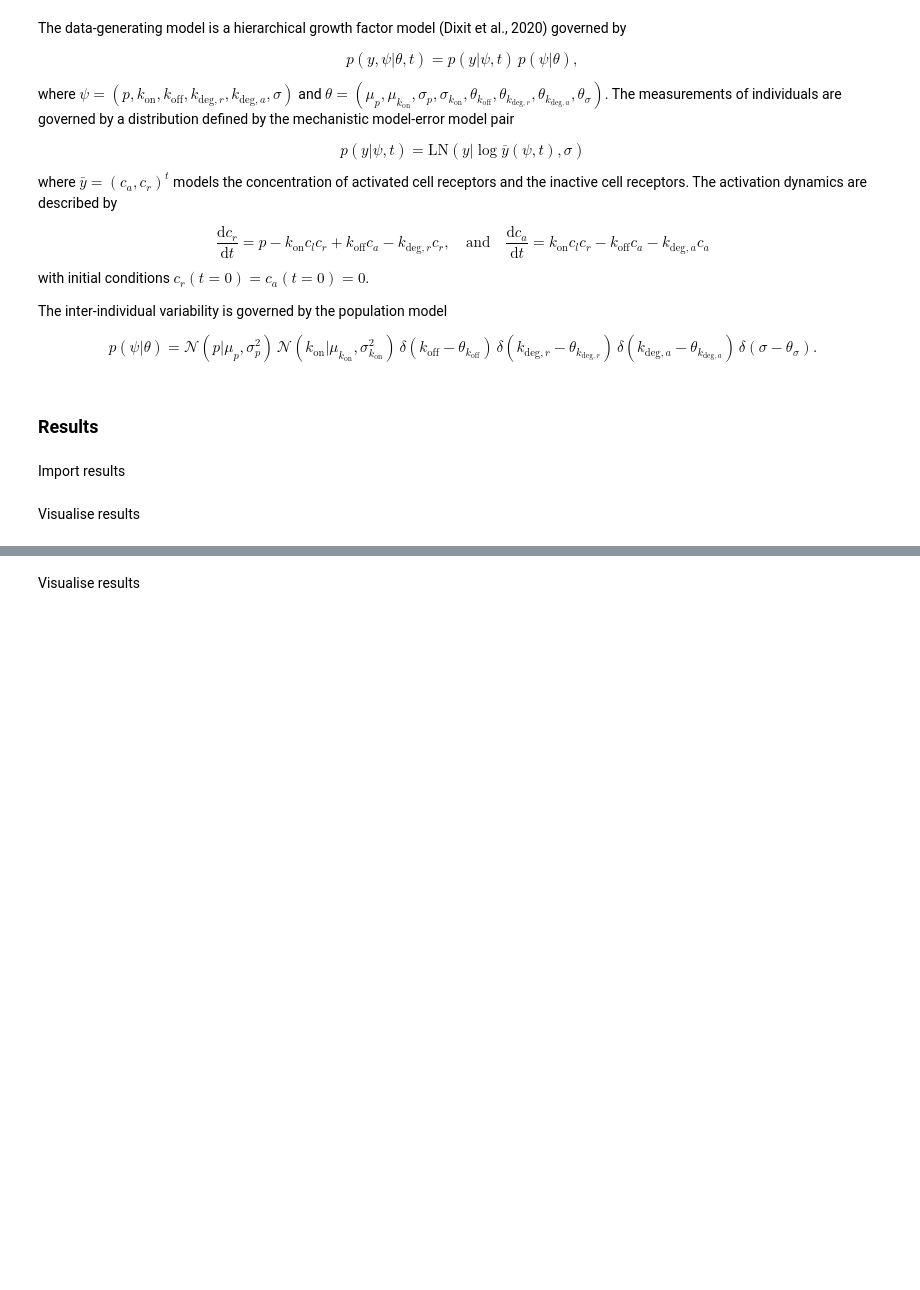
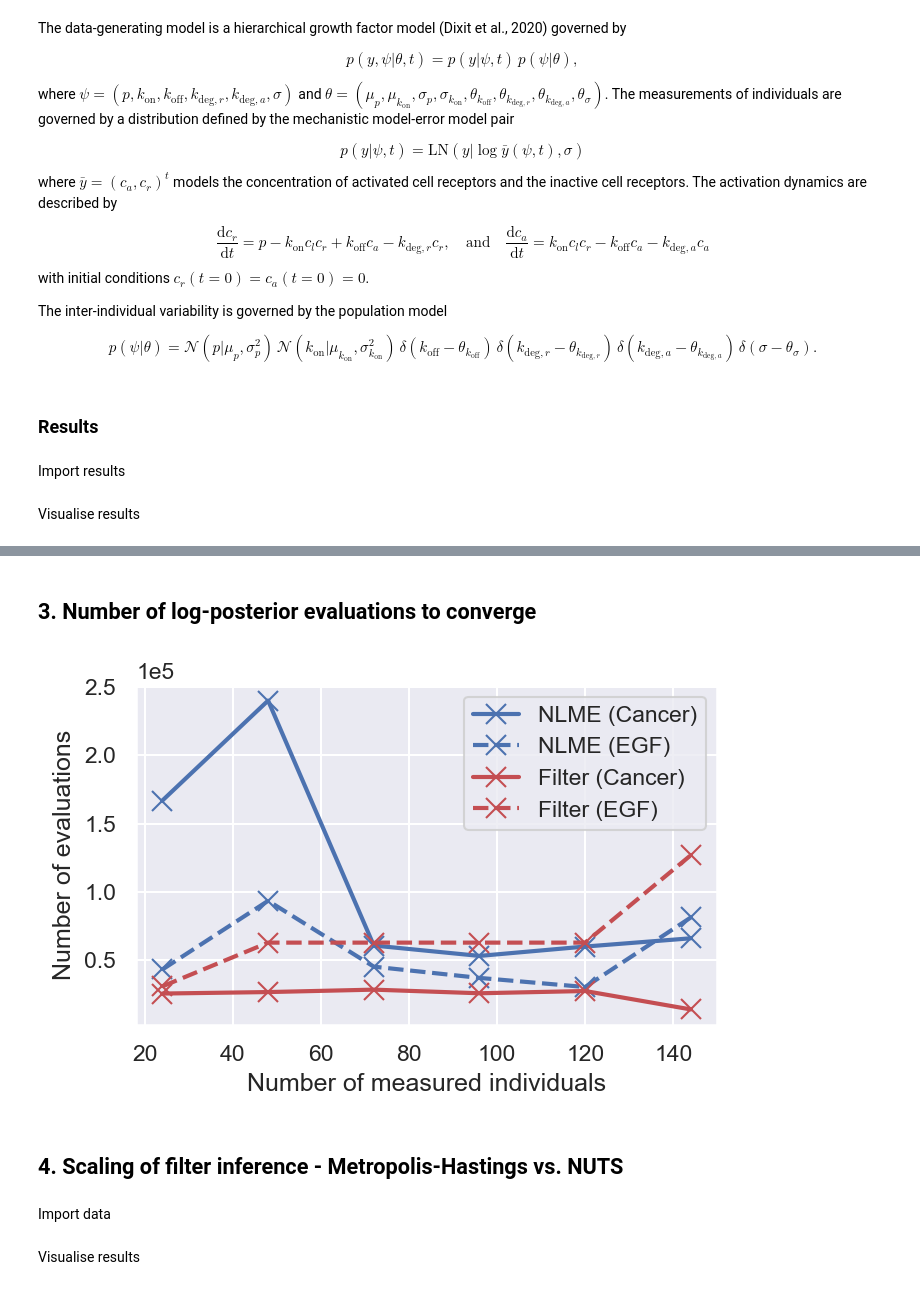
Before and after one commit to DavAug/filter-inference, a Jupyter notebook: results/2_egf_pathway/results.ipynb, the cells around one changed output, grey strips where cells are left out. Saved outputs shown, nothing was run; the diff lists cells and outputs as text; code cells hidden in the pictures; blank space fills up the shorter version.

```diff
--- a/results/2_egf_pathway/results.ipynb
+++ b/results/2_egf_pathway/results.ipynb
@@ -348,0 +526,78 @@ results_reduced = xr.load_dataset(
+# %% [markdown]
+## 3. Number of log-posterior evaluations to converge
+# %%
+# Import cancer modelling results
+directory = os.path.dirname(os.getcwd())
+cancer_results = pd.read_csv(
+    directory + '/1_cancer_growth/number_of_evaluations.csv')
+
+# Import EGF modelling results
+directory = os.getcwd()
+egf_results = pd.read_csv(
+    directory + '/number_of_evaluations.csv')
+
+# Visualise
+# Create layout
+fontsize = 11
+my_dpi = 192
+fig = plt.figure(figsize=(1125 // my_dpi, 600 // my_dpi), dpi=150)
+outer = gridspec.GridSpec(1, 1)
+
+# Create axis for data
+axes = []
+axes.append(plt.Subplot(fig, outer[0]))
+
+# Add axes to figure
+for ax in axes:
+    fig.add_subplot(ax)
+
+# Plot number of evaluations
+mask = cancer_results.Type == 'NLME'
+n_ids = cancer_results[mask]['Number of measured individuals']
+n_eval = cancer_results[mask]['Number of evaluations']
+axes[0].plot(
+    n_ids, n_eval, color=sns.color_palette()[0], label='NLME (Cancer)',
+    marker='x', linewidth=2, ms=10)
+
+mask = egf_results.Type == 'NLME'
+n_ids = egf_results[mask]['Number of measured individuals']
+n_eval = egf_results[mask]['Number of evaluations']
+axes[0].plot(
+    n_ids, n_eval, color=sns.color_palette()[0], label='NLME (EGF)',
+    marker='x', linewidth=2, ms=10, linestyle='dashed')
+
+mask = cancer_results.Type == 'Filter 100'
+n_ids = cancer_results[mask]['Number of measured individuals']
+n_eval = cancer_results[mask]['Number of evaluations']
+axes[0].plot(
+    n_ids, n_eval, color=sns.color_palette()[3], label='Filter (Cancer)',
+    marker='x', linewidth=2, ms=10)
+
+mask = egf_results.Type == 'Filter 100'
+n_ids = egf_results[mask]['Number of measured individuals']
+n_eval = egf_results[mask]['Number of evaluations']
+axes[0].plot(
+    n_ids, n_eval, color=sns.color_palette()[3], label='Filter (EGF)',
+    marker='x', linewidth=2, ms=10, linestyle='dashed')
+
+# Labelling
+axes[0].set_xlabel('Number of measured individuals')
+axes[0].set_ylabel('Number of evaluations')
+axes[0].ticklabel_format(axis='y', style='scientific', scilimits=(0, 2))
+plt.legend()
+
+directory = os.getcwd()
+plt.savefig(
+    directory + '/9_computational_costs_number_of_evaluations.tif',
+    bbox_inches='tight')
+plt.savefig(
+    directory + '/9_computational_costs_number_of_evaluations.pdf',
+    bbox_inches='tight')
+
+plt.show()
+# %% [output]
+[figure, added]
+# %% [markdown]
+## 4. Scaling of filter inference - Metropolis-Hastings vs. NUTS
+# %% [markdown]
+Import data
```
Also changed, not shown: parts of 13 cells of this notebook, 27 other files.
